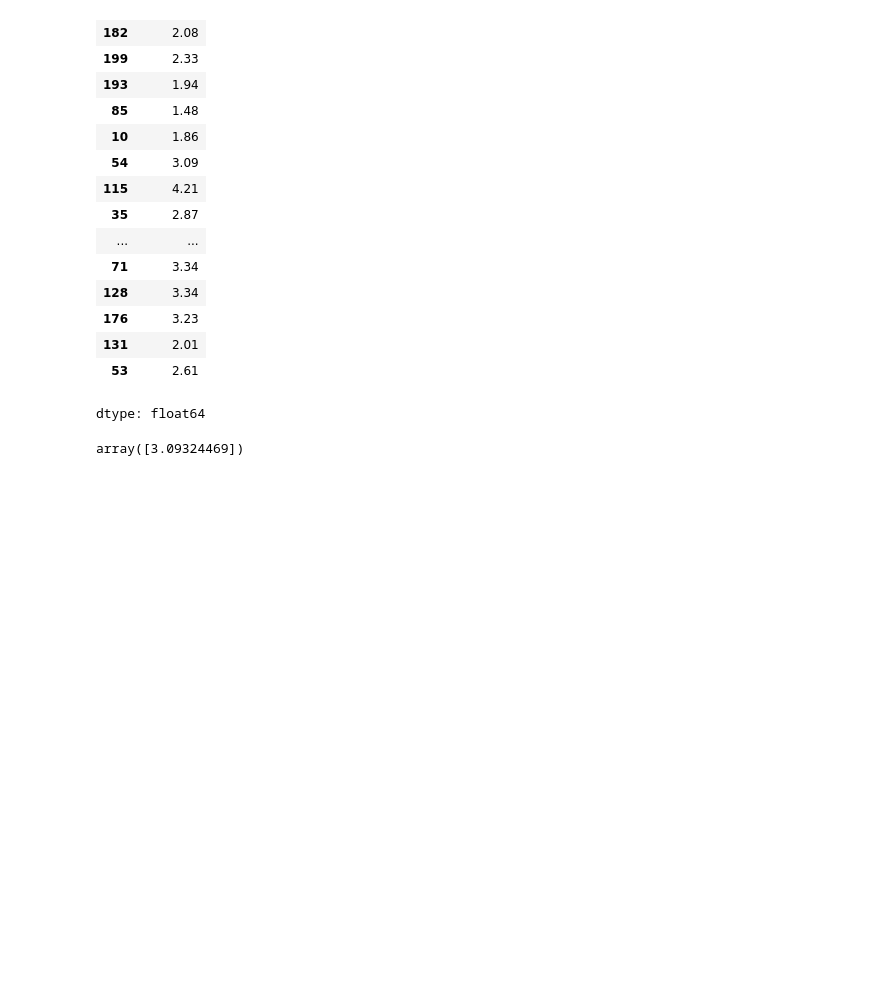
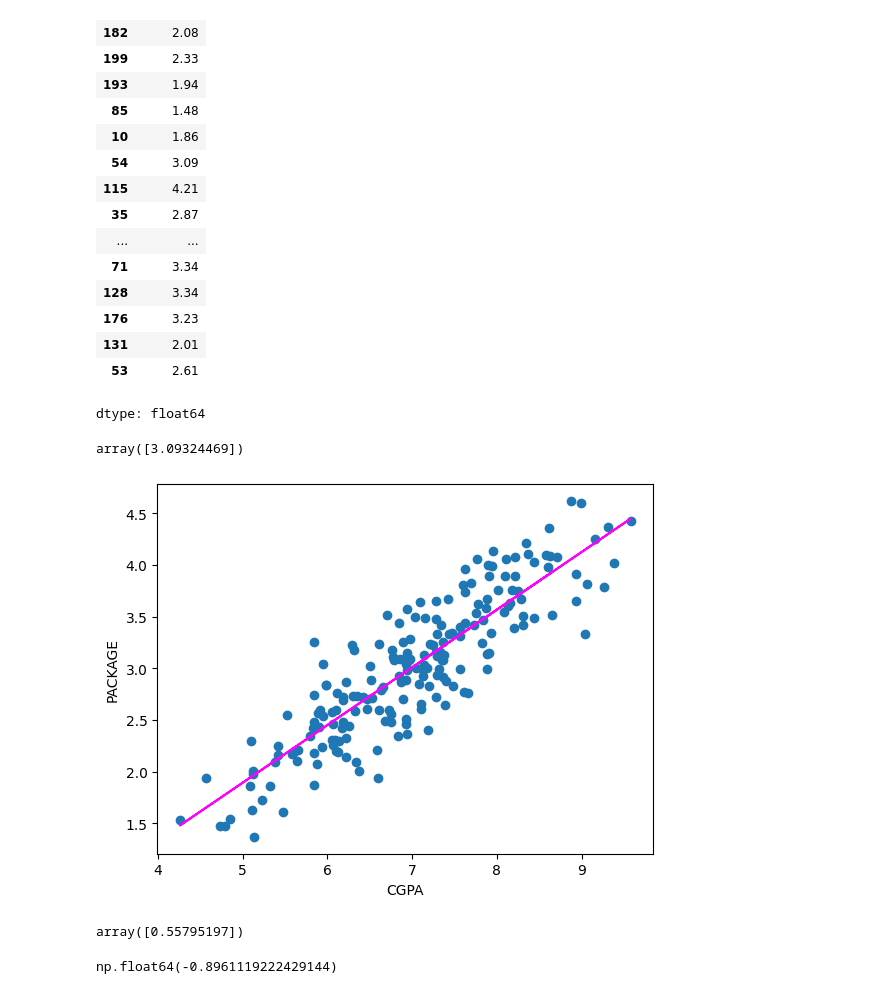
Before and after one commit to Aaaaddddyyyyyyyy/Machine-Learning-repo, a Jupyter notebook: Linear_regression.ipynb, the cells around one changed output. Saved outputs shown, nothing was run; the diff lists cells and outputs as text; code cells hidden in the pictures; blank space fills up the shorter version.

```diff
--- a/Linear_regression.ipynb
+++ b/Linear_regression.ipynb
@@ -93,7 +93,24 @@ dtype: float64
 lr.predict(X_test.iloc[1].values.reshape(1,1))
 # %% [output]
 array([3.09324469])
+# %%
+plt.scatter(df['cgpa'],df['package'])
+plt.plot(X_train,lr.predict(X_train),color="Magenta")
+plt.xlabel("CGPA")
+plt.ylabel('PACKAGE')
+plt.show()
+# %% [output]
+[figure, added]
 # %%
 ## slope of line
+m=lr.coef_
+m
+# %% [output]
+array([0.55795197])
 # %%
 ### intercept of line
+
+b=lr.intercept_
+b
+# %% [output]
+np.float64(-0.8961119222429144)
```
